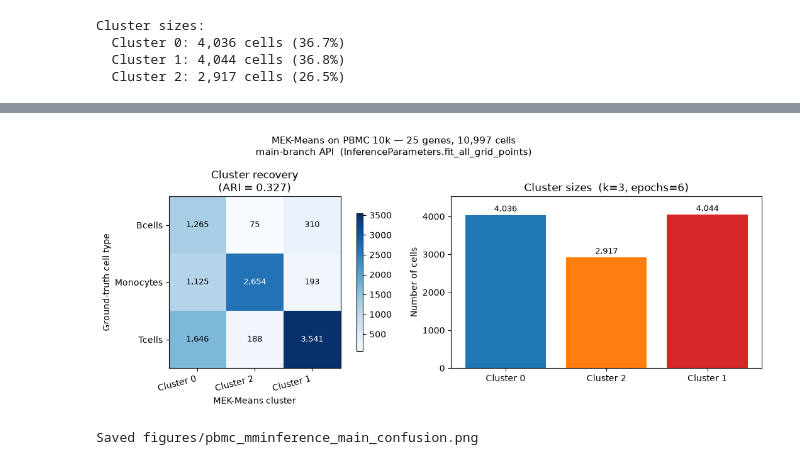
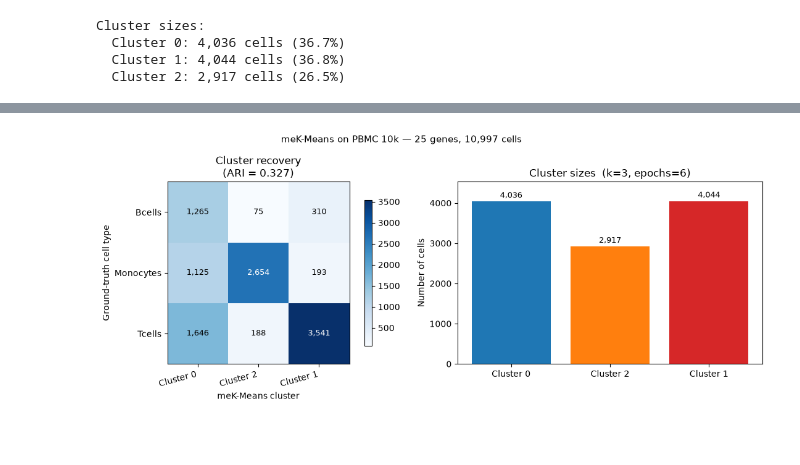
Before and after one commit to pachterlab/monod, a Jupyter notebook: demos/mek_means.ipynb, the cells around one changed output, grey strips where cells are left out. Cells and saved outputs as stored; diff of their text form; code cells hidden in the pictures; blank space fills up the shorter version.

```diff
--- a/demos/mek_means.ipynb
+++ b/demos/mek_means.ipynb
@@ -158,49 +166,44 @@ ARI (MEK-Means vs ground truth): 0.327
       Tcells      1,646      3,541        188
 # %%
 # ── Confusion matrix figure ───────────────────────────────────────────────────
-# Permute cluster labels so the dominant cell type per cluster runs top-left
-# to bottom-right (purely cosmetic; does not affect ARI).
-row_ind, col_ind = linear_sum_assignment(-cm)
+def plot_cm(ax, mat, row_labels, col_labels, title):
+    """Annotated confusion matrix on ax."""
+    im = ax.imshow(mat, cmap='Blues')
+    ax.set_xticks(range(len(col_labels))); ax.set_xticklabels(col_labels, rotation=15, ha='right')
+    ax.set_yticks(range(len(row_labels))); ax.set_yticklabels(row_labels)
+    ax.set_title(title)
+    thresh = mat.max() * 0.5
+    for i in range(len(row_labels)):
+        for j in range(len(col_labels)):
+            ax.text(j, i, f'{mat[i, j]:,}', ha='center', va='center',
+                    color='white' if mat[i, j] > thresh else 'black', fontsize=9)
+    ax.figure.colorbar(im, ax=ax, shrink=0.8)
+
+
+# Order the clusters so the dominant cell type runs down the diagonal (cosmetic:
+# cluster indices are arbitrary and the ARI does not change).
+_, col_ind = linear_sum_assignment(-cm)
 cm_aligned = cm[:, col_ind]
-cluster_labels_aligned = [f'Cluster {col_ind[j]}' for j in range(K)]
-type_labels = sorted(unique_types)
+cluster_labels_aligned = [f'Cluster {j}' for j in col_ind]
 
 fig, axes = plt.subplots(1, 2, figsize=(12, 4.5))
+plot_cm(axes[0], cm_aligned, type_labels, cluster_labels_aligned,
+        f'Cluster recovery\n(ARI = {ari:.3f})')
+axes[0].set_xlabel('meK-Means cluster'); axes[0].set_ylabel('Ground-truth cell type')
 
-# ── Panel 1: confusion matrix ─────────────────────────────────────────────────
-ax = axes[0]
-im = ax.imshow(cm_aligned, cmap='Blues')
-ax.set_xticks(range(K));           ax.set_xticklabels(cluster_labels_aligned, rotation=15, ha='right')
-ax.set_yticks(range(len(type_labels))); ax.set_yticklabels(type_labels)
-ax.set_xlabel('MEK-Means cluster'); ax.set_ylabel('Ground-truth cell type')
-ax.set_title(f'Cluster recovery\n(ARI = {ari:.3f})')
-thresh = cm_aligned.max() * 0.5
-for i in range(len(type_labels)):
-    for j in range(K):
-        ax.text(j, i, f'{cm_aligned[i,j]:,}', ha='center', va='center',
-                color='white' if cm_aligned[i,j] > thresh else 'black', fontsize=9)
-fig.colorbar(im, ax=ax, shrink=0.8)
-
-# ── Panel 2: cluster size bar chart ──────────────────────────────────────────
 ax = axes[1]
 bars = ax.bar(cluster_labels_aligned, counts_k[col_ind],
               color=plt.cm.tab10(np.linspace(0, 0.3, K)))
-for b, c in zip(bars, counts_k[col_ind]):
+for b, n in zip(bars, counts_k[col_ind]):
     ax.text(b.get_x() + b.get_width()/2, b.get_height() + 50,
-            f'{c:,}', ha='center', va='bottom', fontsize=9)
+            f'{n:,}', ha='center', va='bottom', fontsize=9)
 ax.set_ylabel('Number of cells')
 ax.set_title(f'Cluster sizes  (k={K}, epochs={EPOCHS})')
 ax.set_ylim(0, counts_k.max() * 1.12)
 
-fig.suptitle(
-    f'MEK-Means on PBMC 10k — {N_GENES} genes, {search_data.n_cells:,} cells\n'
-    f'main-branch API  (InferenceParameters.fit_all_grid_points)',
-    fontsize=11,
-)
+fig.suptitle(f'meK-Means on PBMC 10k — {N_GENES} genes, {n_cells:,} cells', fontsize=11)
 fig.tight_layout()
-plt.savefig('figures/pbmc_mminference_main_confusion.png', dpi=150, bbox_inches='tight')
+plt.savefig('figures/mek_means_confusion.png', dpi=150, bbox_inches='tight')
 plt.show()
-print('Saved figures/pbmc_mminference_main_confusion.png')
 # %% [output]
-[figure, old version]
+[figure, new version]
-Saved figures/pbmc_mminference_main_confusion.png
```
Also changed, not shown: parts of 11 cells of this notebook, 4 other files.
